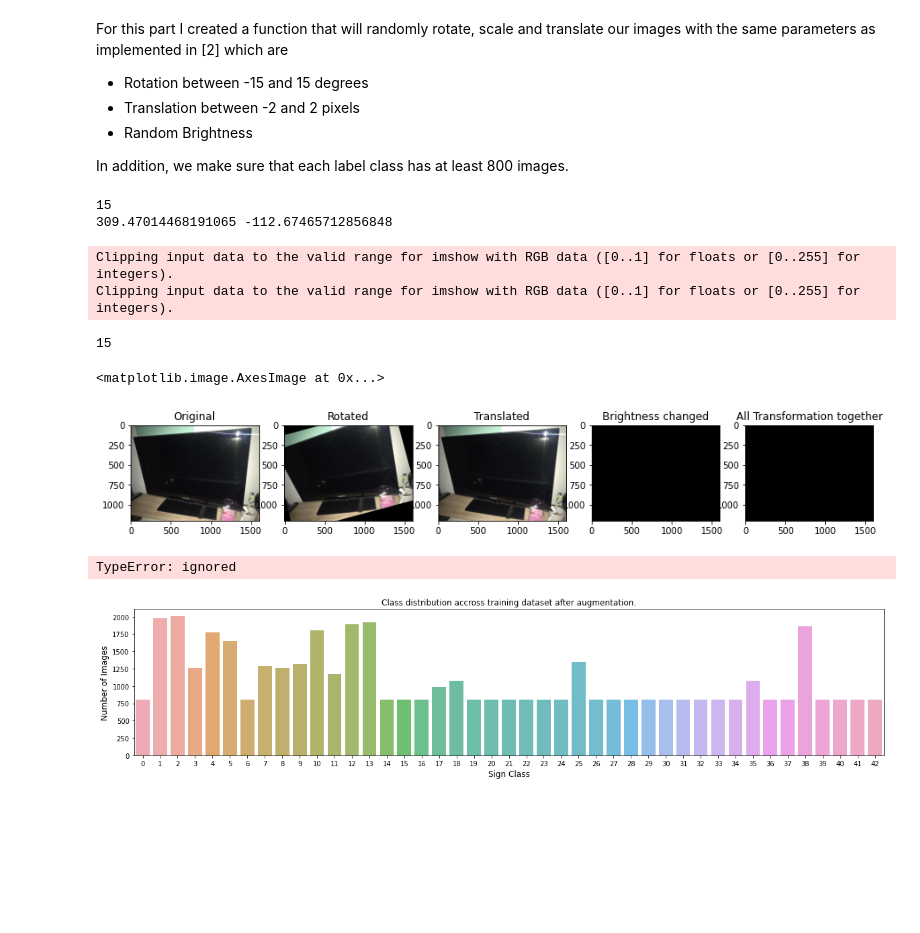
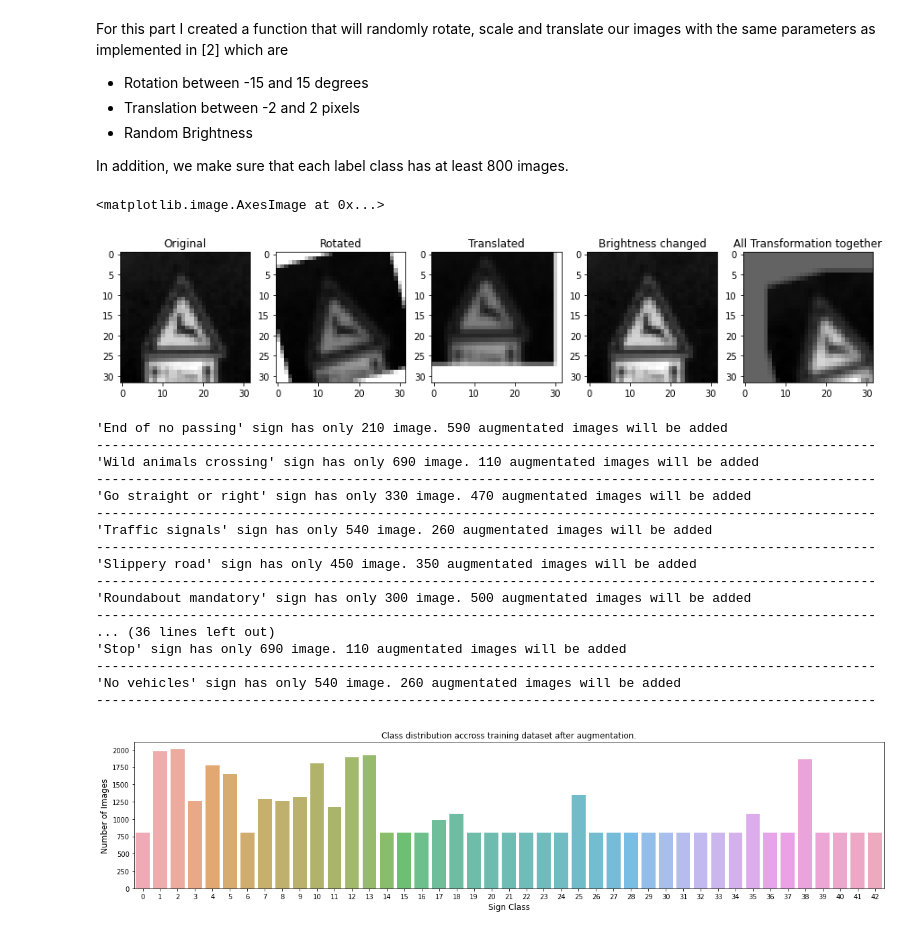
Before and after one commit to DavidAbdelmalek/Self_Driving_Car_ND, a Jupyter notebook: CarND-Traffic-Sign-Classifier-Project/Traffic_Sign_Classifier.ipynb, the cells around one changed output. Saved outputs shown, nothing was run; the diff lists cells and outputs as text; code cells hidden in the pictures; blank space fills up the shorter version.

```diff
--- a/CarND-Traffic-Sign-Classifier-Project/Traffic_Sign_Classifier.ipynb
+++ b/CarND-Traffic-Sign-Classifier-Project/Traffic_Sign_Classifier.ipynb
@@ -278,14 +279,9 @@ gray_X_valid = rgb_to_gray(X_valid)
 gray_X_test = rgb_to_gray(X_test)
 
 # Normalize grayscale images to be in range(0,1) values.
-#normalized_X_train = (gray_X_train - 128.) / 128.
-#normalized_X_valid = (gray_X_valid - 128.) / 128.
-#normalized_X_test  = (gray_X_test  - 128.) / 128.
-
-
-normalized_X_train = X_train/255.
-normalized_X_valid = X_valid/255.
-normalized_X_test  = X_test/255.
+normalized_X_train = (gray_X_train - 128.) / 128.
+normalized_X_valid = (gray_X_valid - 128.) / 128.
+normalized_X_test  = (gray_X_test  - 128.) / 128.
 # %%
 # Compare random 5 images between RGB and grayscale
 fig, ax = plt.subplots(nrows = 3 ,ncols = 5, figsize=(15,6),sharex=True,sharey=True)
@@ -341,34 +334,32 @@ def rotate_img(img,angle):
 	Rotate the image for data augmentation
 
 	Arguments:
-		- image [numpy.ndarray]: Input image
+		- img [numpy.ndarray]: Input image
 		- angle (int): Max rotation angle, in degrees. Direction of rotation is random.
 	Returns:
 		- Transformed image as an np.array() object
 	"""
-  print(angle)
   h, w = img.shape[:2]
   center = (h//2,w//2)
   rotation_matrix = cv2.getRotationMatrix2D(center, angle, 1.0)
   rotated_img = cv2.warpAffine(img, rotation_matrix, (w, h))
   return rotated_img
 
-def translate_img(imge,translation):
+def translate_img(img,translation):
   """
 	Translate the image for data augmentation
 
 	Arguments:
-		- image [numpy.ndarray]:  Input image
+		- img [numpy.ndarray]:  Input image
 		- translation (float): Max translation amount in both x and y directions,
 			expressed as fraction of total image width/height
 
 	Returns:
-		- Transformed image as an np.array() object
+		- translated_image [numpy.ndarray]: Translated image.
 	"""
   h, w = img.shape[:2]
   x_offset = translation * w * np.random.uniform(-1, 1)
   y_offset = translation * h * np.random.uniform(-1, 1)
-  print(x_offset,y_offset)
   translation_mat = np.float32([[1, 0, x_offset], [0, 1, y_offset]])
-  image = cv2.warpAffine(imge, translation_mat, (w, h))
-  return img
+  translated_image = cv2.warpAffine(img, translation_mat, (w, h))
+  return translated_image
@@ -395,38 +366,28 @@ def random_scaling(img):
 # %%
 # Display random image augmentation
 f, (ax1,ax2,ax3,ax4,ax5) = plt.subplots(1, 5,figsize=(15, 8))
-from PIL import Image
 
-#idx =random.randrange(count)
-#img = normalized_X_train[idx]
-image = Image.open("temp.JPG")
-img = np. array(image)
+idx =random.randrange(count)
+img = normalized_X_train[idx]
 
 ax1.set_title('Original')
 ax1.imshow(img.squeeze(),cmap='gray')
 ax2.set_title('Rotated')
 rotated_img = rotate_img(img,15)
 ax2.imshow(rotated_img.squeeze(),cmap='gray')
 ax3.set_title('Translated')
 translated= translate_img(img,0.2)
 ax3.imshow(translated.squeeze(),cmap='gray')
 ax4.set_title('Brightness changed')
 brightness_changed= random_brightness(img)
 ax4.imshow(brightness_changed.squeeze(),cmap='gray')
 
 ax5.set_title('All Transformation together')
-#transformed = rotate_img(translate_img(random_brightness(img),0.3),15)
-transformed = rotate_img(random_brightness(img),15)
-#transformed = random_scaling(img)
+transformed = translate_img(rotate_img(random_brightness(img),15),0.2)
 ax5.imshow(transformed.squeeze(),cmap='gray')
 # %% [output]
-15
-309.47014468191065 -112.67465712856848
+<matplotlib.image.AxesImage at 0x...>
-Clipping input data to the valid range for imshow with RGB data ([0..1] for floats or [0..255] for integers).
-Clipping input data to the valid range for imshow with RGB data ([0..1] for floats or [0..255] for integers).
-15
-<matplotlib.image.AxesImage at 0x...>
-[figure, old version]
+[figure, new version]
 # %%
 # Data Augmentation pipeline.
 def transform_img(img,angle,translation):
@@ -510,14 +482,30 @@ def data_aug(images, features, output_file, num_images, angle, translation):
     pickle.dump(new_data, f)
 # %%
 # Data Augmentation
-data_aug(normalized_X_train,y_train, 'data_aug.p', 200 ,15,0.2 )
+data_aug(normalized_X_train,y_train, 'data_aug.p', 800 ,15,0.1)
 
 # Read data augmented file
 with open('data_aug.p', mode='rb') as f:
     train = pickle.load(f)
 X_train, y_train = shuffle(train['features'], train['labels'])
 # %% [output]
-TypeError: ignored
+'End of no passing' sign has only 210 image. 590 augmentated images will be added
+----------------------------------------------------------------------------------------------------
+'Wild animals crossing' sign has only 690 image. 110 augmentated images will be added
+----------------------------------------------------------------------------------------------------
+'Go straight or right' sign has only 330 image. 470 augmentated images will be added
+----------------------------------------------------------------------------------------------------
+'Traffic signals' sign has only 540 image. 260 augmentated images will be added
+----------------------------------------------------------------------------------------------------
+'Slippery road' sign has only 450 image. 350 augmentated images will be added
+----------------------------------------------------------------------------------------------------
+'Roundabout mandatory' sign has only 300 image. 500 augmentated images will be added
+----------------------------------------------------------------------------------------------------
+... (36 lines left out)
+'Stop' sign has only 690 image. 110 augmentated images will be added
+----------------------------------------------------------------------------------------------------
+'No vehicles' sign has only 540 image. 260 augmentated images will be added
+----------------------------------------------------------------------------------------------------
 # %%
 display_freq(X_train,y_train,'training dataset after augmentation')
 # %% [output]
```
Also changed, not shown: parts of 26 cells of this notebook.
